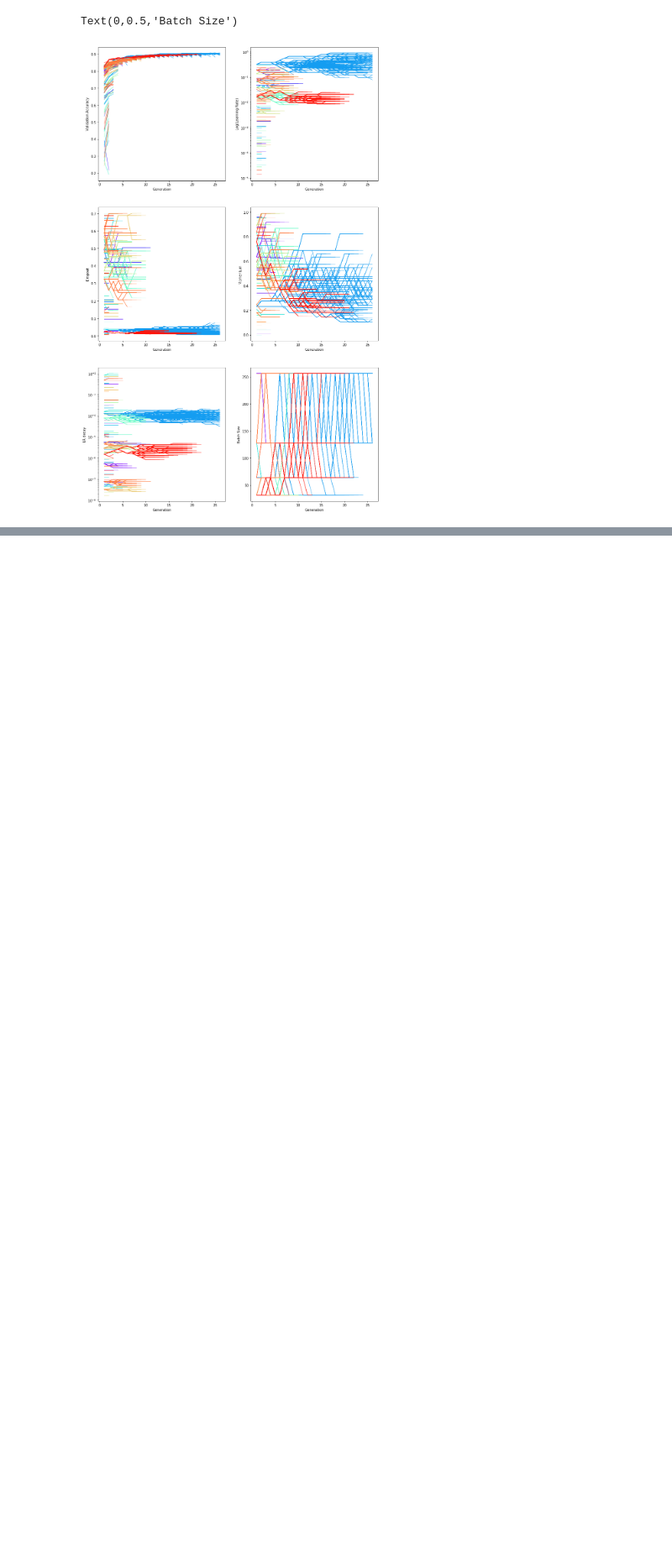
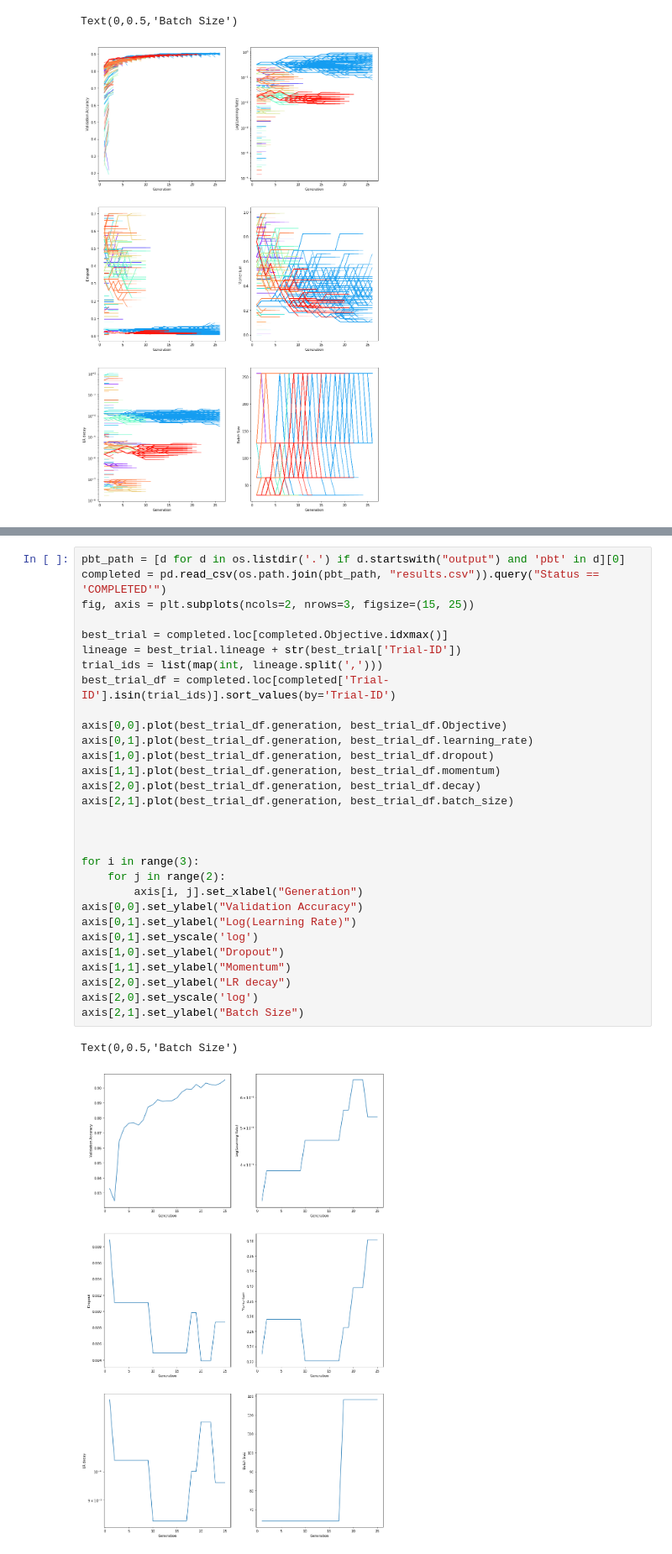
Before and after one commit to sherpa-ai/sherpa, a Jupyter notebook: examples/parallel-examples/fashion_mnist_benchmark/eval.ipynb, the cells around one changed output, grey strips where cells are left out. Shown at 84% size. Cells and saved outputs as stored; diff of their text form; blank space fills up the shorter version.

```diff
--- a/examples/parallel-examples/fashion_mnist_benchmark/eval.ipynb
+++ b/examples/parallel-examples/fashion_mnist_benchmark/eval.ipynb
@@ -81,0 +91,33 @@ Text(0,0.5,'Batch Size')
+# %%
+pbt_path = [d for d in os.listdir('.') if d.startswith("output") and 'pbt' in d][0]
+completed = pd.read_csv(os.path.join(pbt_path, "results.csv")).query("Status == 'COMPLETED'")
+fig, axis = plt.subplots(ncols=2, nrows=3, figsize=(15, 25))
+
+best_trial = completed.loc[completed.Objective.idxmax()]
+lineage = best_trial.lineage + str(best_trial['Trial-ID'])
+trial_ids = list(map(int, lineage.split(',')))
+best_trial_df = completed.loc[completed['Trial-ID'].isin(trial_ids)].sort_values(by='Trial-ID')
+
+axis[0,0].plot(best_trial_df.generation, best_trial_df.Objective)
+axis[0,1].plot(best_trial_df.generation, best_trial_df.learning_rate)
+axis[1,0].plot(best_trial_df.generation, best_trial_df.dropout)
+axis[1,1].plot(best_trial_df.generation, best_trial_df.momentum)
+axis[2,0].plot(best_trial_df.generation, best_trial_df.decay)
+axis[2,1].plot(best_trial_df.generation, best_trial_df.batch_size)
+
+
+
+for i in range(3):
+    for j in range(2):
+        axis[i, j].set_xlabel("Generation")
+axis[0,0].set_ylabel("Validation Accuracy")
+axis[0,1].set_ylabel("Log(Learning Rate)")
+axis[0,1].set_yscale('log')
+axis[1,0].set_ylabel("Dropout")
+axis[1,1].set_ylabel("Momentum")
+axis[2,0].set_ylabel("LR decay")
+axis[2,0].set_yscale('log')
+axis[2,1].set_ylabel("Batch Size")
+# %% [output]
+Text(0,0.5,'Batch Size')
+[figure, added]
```
Also changed, not shown: parts of 3 cells of this notebook, 1 other file.
